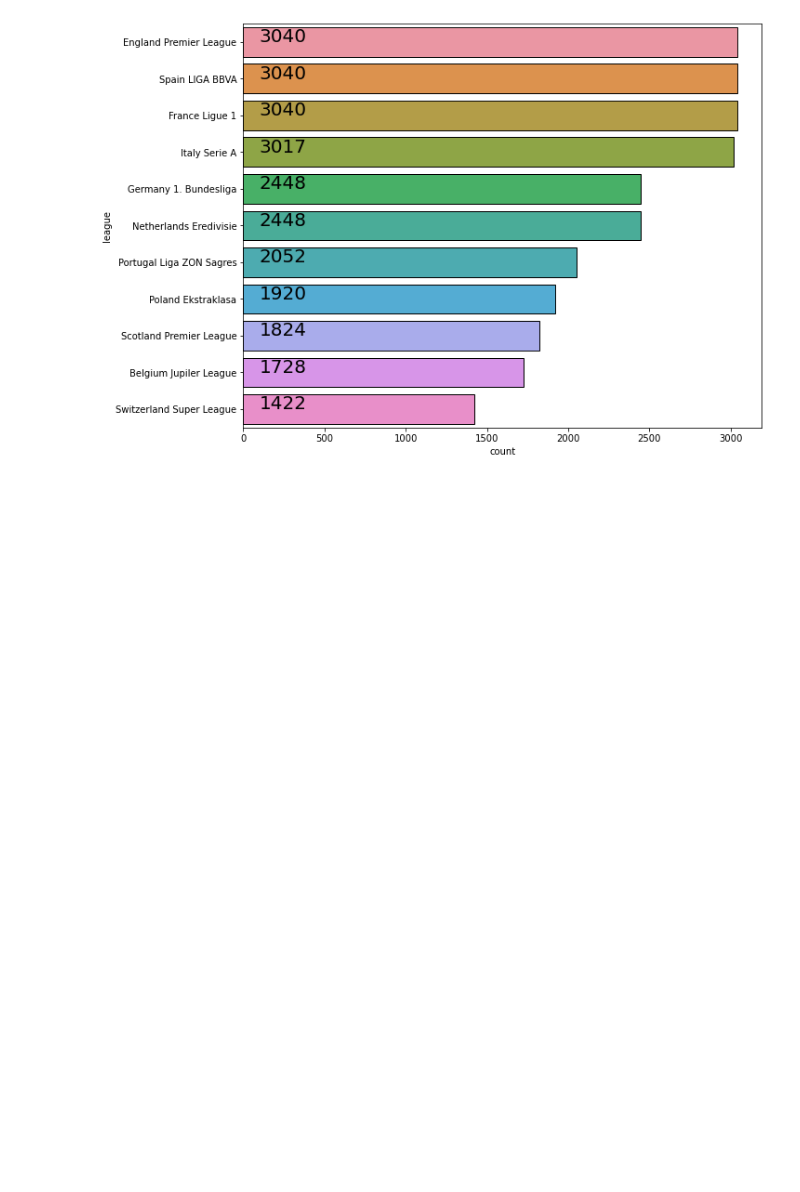
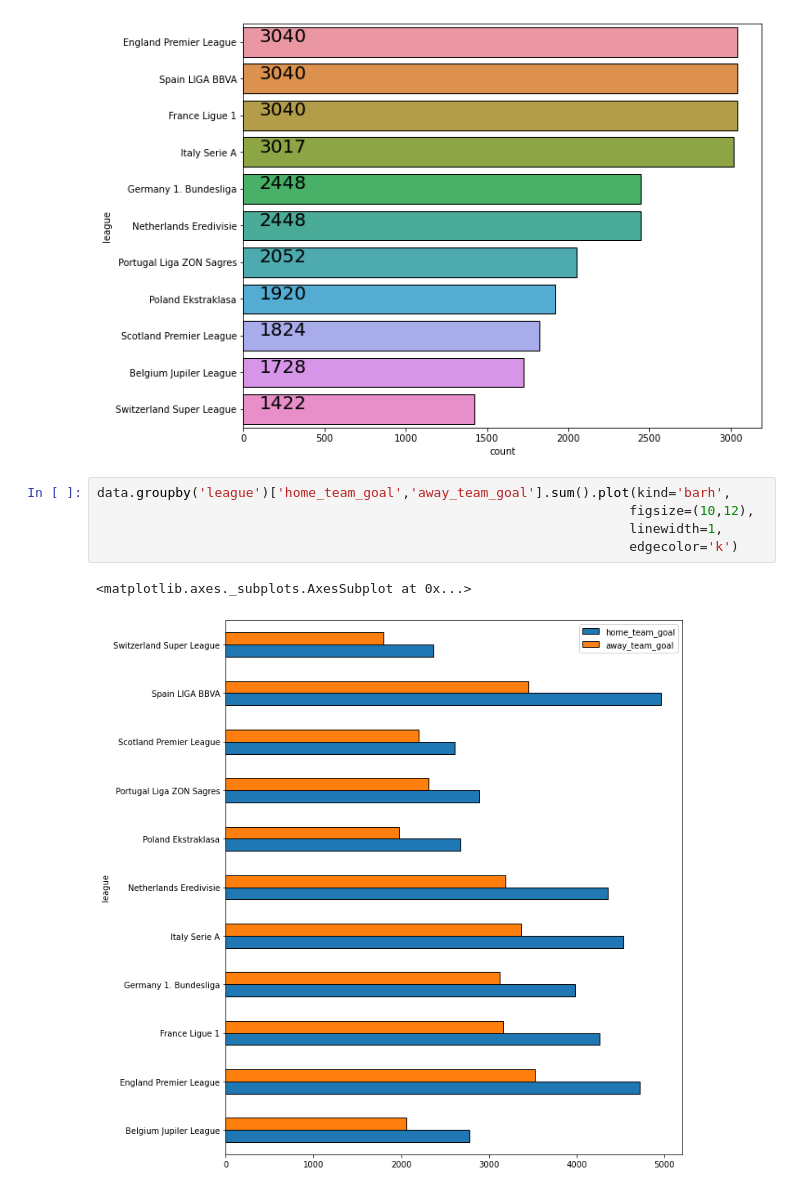
Before and after one commit to rissuuuu/DataScience_Datasets, a Jupyter notebook: european football/Untitled.ipynb, the cells around one changed output. Drawn from its saved outputs; the diff is of its cells as text; blank space fills up the shorter version.

```diff
--- a/european football/Untitled.ipynb
+++ b/european football/Untitled.ipynb
@@ -203,3 +203,11 @@ for i,j in enumerate(data['league'].value_counts().values):
     ax.text(100,i,j,fontsize=20)
 # %% [output]
 [figure]
+# %%
+data.groupby('league')['home_team_goal','away_team_goal'].sum().plot(kind='barh',
+                                                                    figsize=(10,12),
+                                                                    linewidth=1,
+                                                                    edgecolor='k')
+# %% [output]
+<matplotlib.axes._subplots.AxesSubplot at 0x...>
+[figure, added]
```
Also changed, not shown: parts of 7 cells of this notebook.
